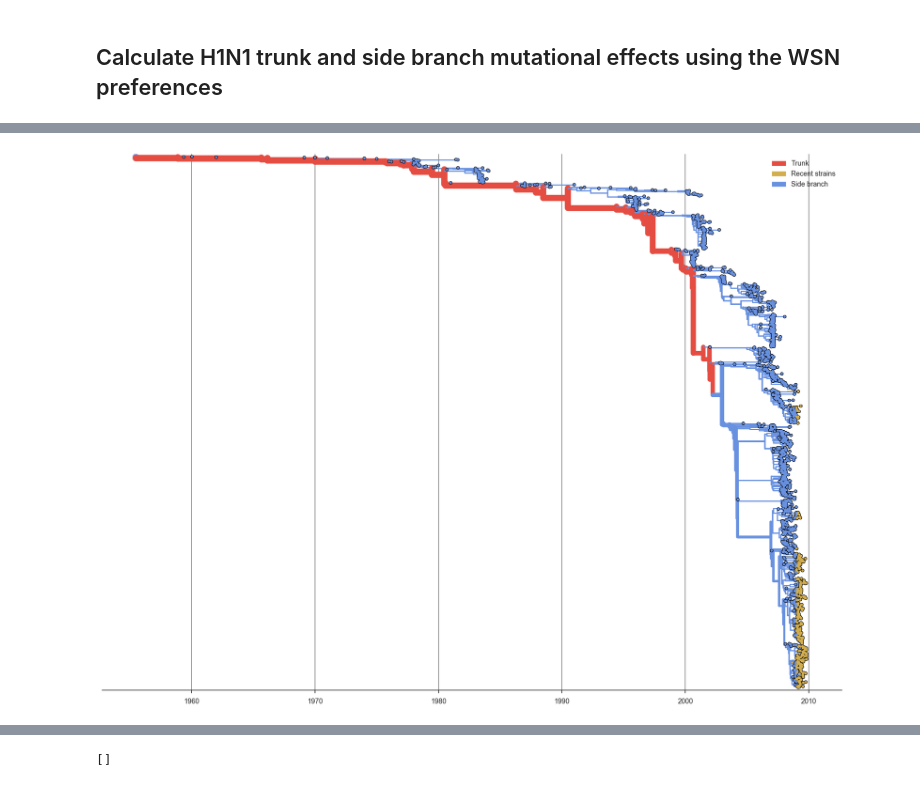
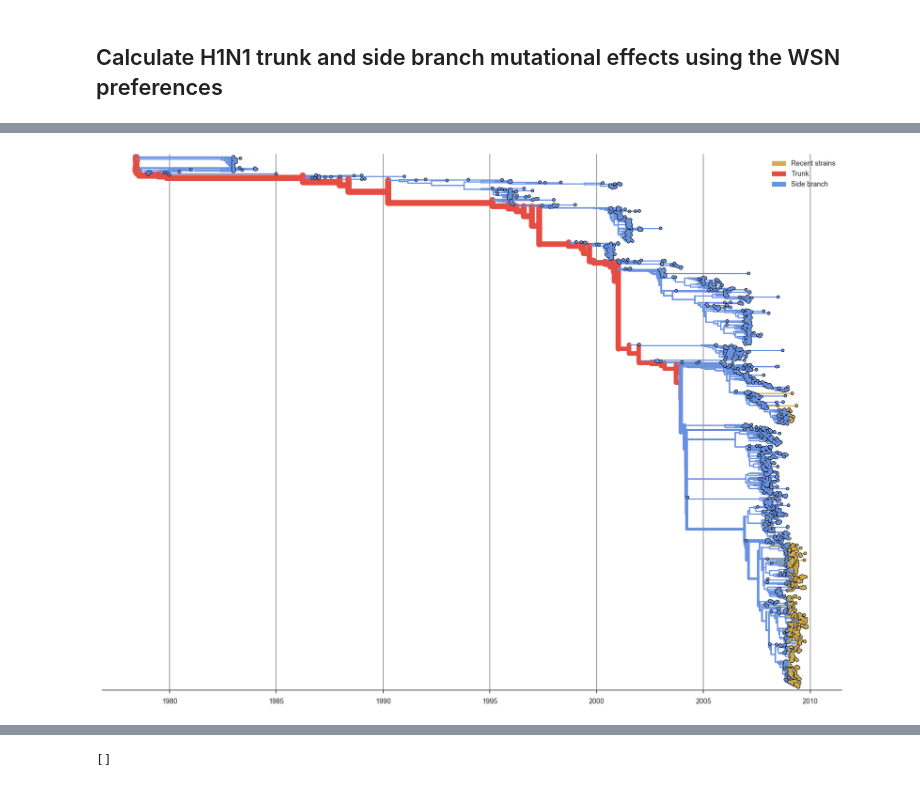
Before and after one commit to jbloomlab/Perth2009-DMS-Manuscript, a Jupyter notebook: analysis_code/Perth2009_DMS_analysis.ipynb, the cells around one changed output, grey strips where cells are left out. Drawn from its saved outputs; the diff is of its cells as text; code cells hidden in the pictures.

```diff
--- a/analysis_code/Perth2009_DMS_analysis.ipynb
+++ b/analysis_code/Perth2009_DMS_analysis.ipynb
@@ -641,9 +658,9 @@ for node in tree.find_clades():
 cmap = {
     "trunk": "#e54d42",
     "side_branch": "#6891e0",
-    "recent": "#d3ae4e"}
+    "unresolved": "#afafaf"}
 
 label_map = {
     "trunk": "Trunk",
     "side_branch": "Side branch",
-    "recent": "Recent strains"}
+    "unresolved": "Unresolved"}
@@ -1768,7 +1795,7 @@ plt.show()
 ## Calculate H1N1 trunk and side branch mutational effects using the WSN preferences
 # %%
 # Load H1N1 tree JSON file.
-with gzip.open("./data/h1n1_complete_tree.json.gz", "rb") as json_uncompressed_fh:
+with gzip.open("./data/h1n1_tree.json.gz", "rb") as json_uncompressed_fh:
     h1n1_json_tree = json.load(reader(json_uncompressed_fh))
 # %%
 h1n1_tree = json_to_tree(h1n1_json_tree)
@@ -1907,3 +1934,22 @@ len(h1n1_trunk_path) / float(nodes_in_h1n1_tree)
+# %%
+# Color nodes by status as on the trunk or as a side branch ancestor.
+for node in h1n1_tree.find_clades():
+    if node in h1n1_recent_nodes:
+        node.attr["trunk_status"] = "recent"
+    elif node.is_trunk:
+        node.attr["trunk_status"] = "trunk"
+    else:
+        node.attr["trunk_status"] = "side_branch"
+# %%
+cmap = {
+    "trunk": "#e54d42",
+    "side_branch": "#6891e0",
+    "recent": "#d3ae4e"}
+
+label_map = {
+    "trunk": "Trunk",
+    "side_branch": "Side branch",
+    "recent": "Recent strains"}
 # %%
 # Plot H1N1 tree in BALTIC style from Bio.Phylo tree.
 mpl.rcParams['savefig.dpi'] = 120
@@ -1917,13 +1963,13 @@ mpl.rcParams['font.weight']=300
 mpl.rcParams['axes.labelweight']=300
 mpl.rcParams['font.size']=22
 
-yvalues = [node.yvalue for node in tree.find_clades()]
+yvalues = [node.yvalue for node in h1n1_tree.find_clades()]
 y_span = max(yvalues)
 
 trait_name = "trunk_status"
 fig, ax = plt.subplots(figsize=(20,15), facecolor='w')
 
-L=len([k for k in tree.find_clades() if k.is_terminal()])
+L=len([k for k in h1n1_tree.find_clades() if k.is_terminal()])
 
 # Setup arrays for tip and internal node coordinates.
 tip_circles_x = []
@@ -1933,7 +1979,7 @@ node_circles_x = []
 node_circles_y = []
 node_circles_color = []
 
-for k in tree.find_clades(): ## iterate over objects in tree
+for k in h1n1_tree.find_clades(): ## iterate over objects in tree
     x=k.attr["num_date"] ## or from x position determined earlier
     y=k.yvalue ## get y position from .drawTree that was run earlier, but could be anything else
 
@@ -1973,34 +2019,34 @@ for k in tree.find_clades(): ## iterate over objects in tree
 
         ax.plot([x,x],[k.clades[-1].yvalue, k.clades[0].yvalue], lw=branchWidth, color=c, ls='-', zorder=9, solid_capstyle='round')
 
     ax.plot([xp,x],[y,y],lw=branchWidth,color=c,ls='-',zorder=9, label=label)
 
 # Add circles for tips and internal nodes.
 ax.scatter(tip_circles_x, tip_circles_y, s=s, facecolor=tip_circles_color, edgecolor='none',zorder=11) ## plot circle for every tip
 ax.scatter(tip_circles_x, tip_circles_y, s=s*2, facecolor='k', edgecolor='none', zorder=10) ## plot black circle underneath
 ax.scatter(node_circles_x, node_circles_y, facecolor=node_circles_color, s=50, edgecolor='none', zorder=10, lw=2, marker='|') ## mark every node in the tree to highlight that it's a multitype tree
 
 ax.set_ylim(-10, y_span + 10)
 
 ax.spines['top'].set_visible(False) ## no axes
 ax.spines['right'].set_visible(False)
 ax.spines['left'].set_visible(False)
 
 ax.grid(axis='x',ls='-',color='grey')
 ax.tick_params(axis='y',size=0)
 ax.set_yticklabels([])
 
 # Add legend for colors.
 patches = []
 for key in label_map.keys():
     patches.append(mpatches.Patch(color=cmap[key], label=label_map[key]))
 
 ax.legend(handles=patches)
 
 plt.tight_layout()
 plt.show()
 # %% [output]
-[figure, old version]
+[figure, new version]
 # %%
 # Save all mutations along the trunk.
 h1n1_trunk_mutations = collect_mutations_by_nodes(h1n1_trunk_path)
```
Also changed, not shown: parts of 46 cells of this notebook, 2 other files.
